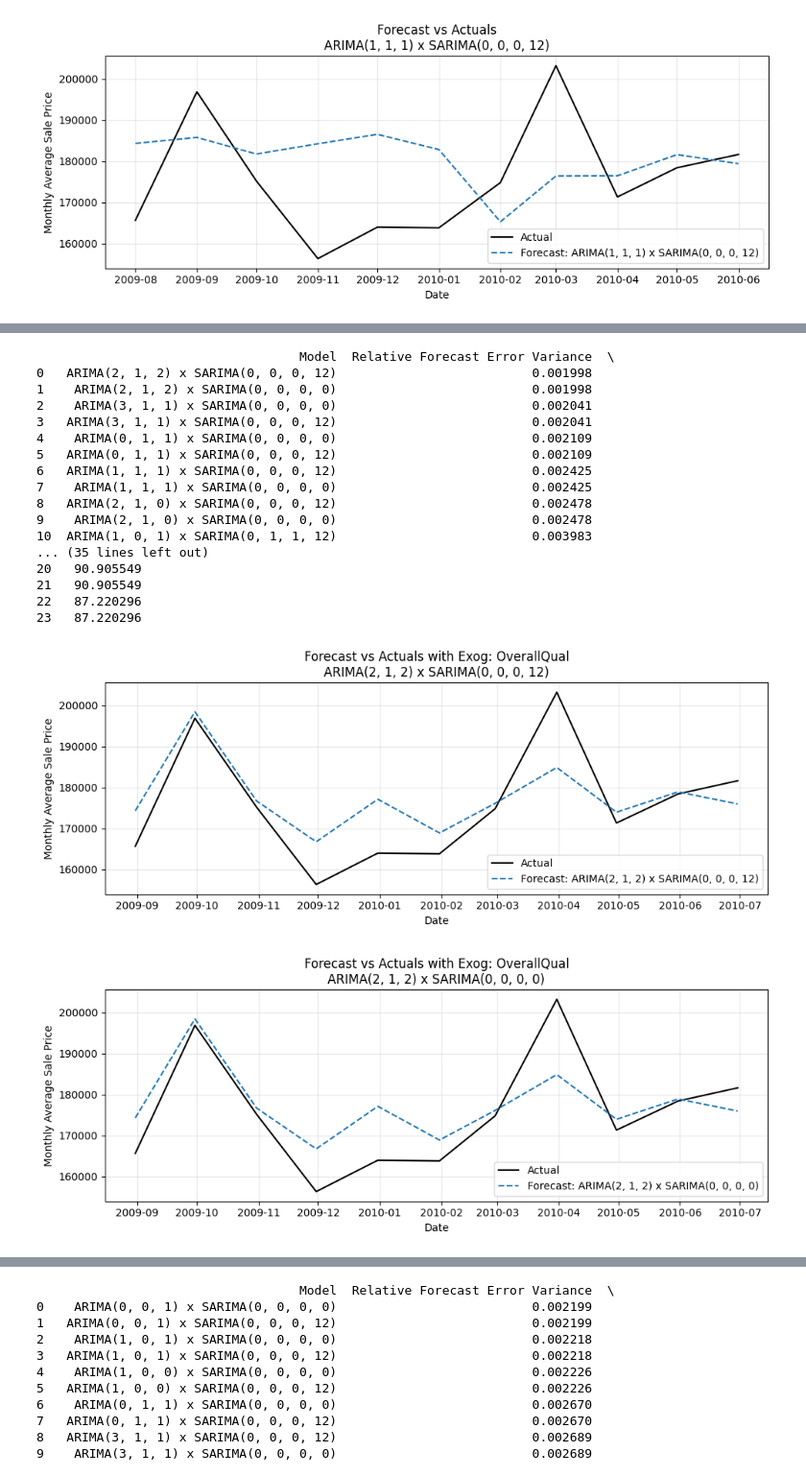
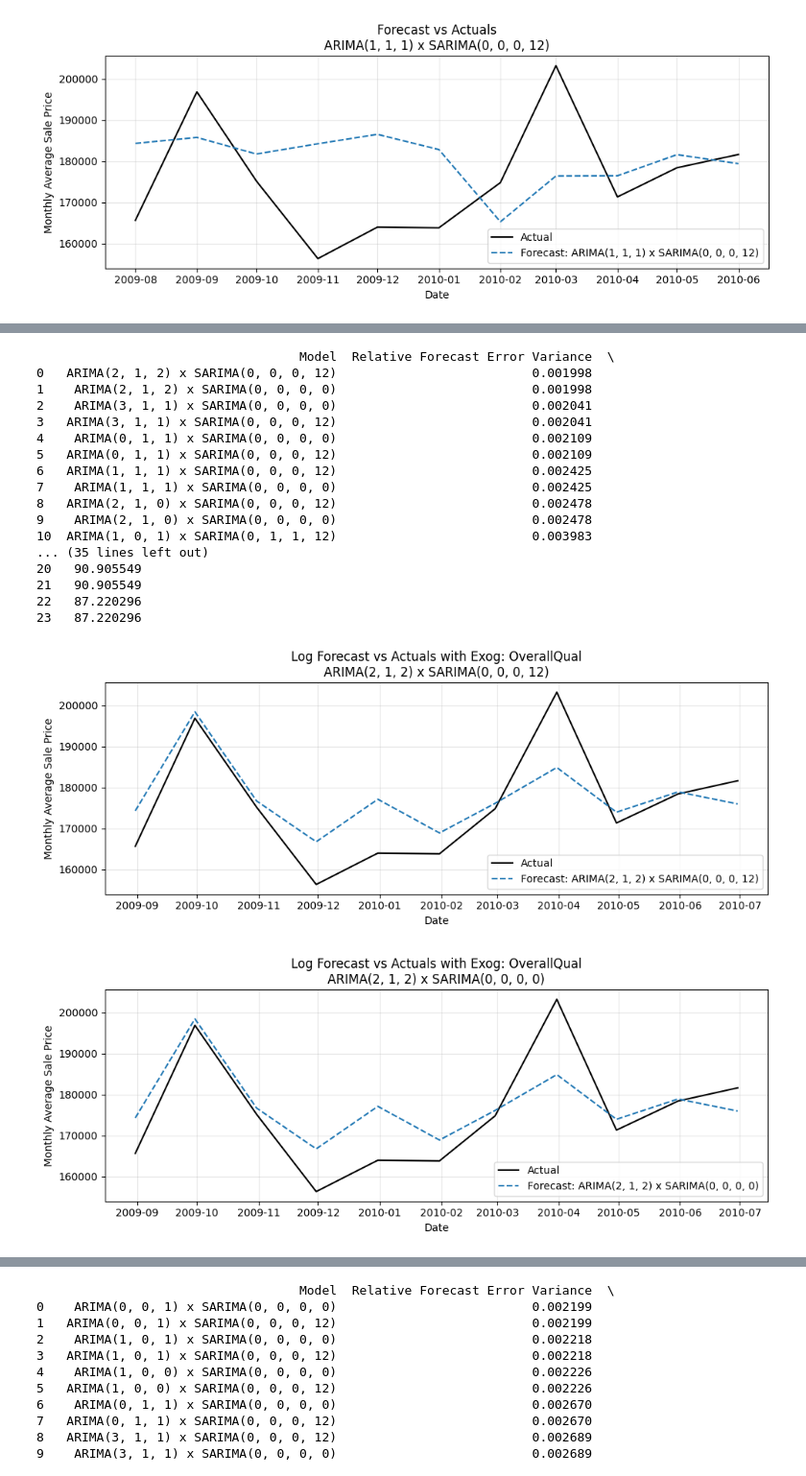
Before and after one commit to HardyUnine/House-Prices-Model, a Jupyter notebook: notebooks/4_time_series_analysis.ipynb, the cells around one changed output, grey strips where cells are left out. Shown at 96% size. Cells and saved outputs as stored; diff of their text form; code cells hidden in the pictures.

```diff
--- a/notebooks/4_time_series_analysis.ipynb
+++ b/notebooks/4_time_series_analysis.ipynb
@@ -376,7 +376,7 @@ for name in summary_df['Model'][:5]:
     plt.figure(figsize=(10, 4))
     plt.plot(x, actuals, label='Actual', color='black')
     plt.plot(x, forecasts, label=f'Forecast: {name}', linestyle='--')
-    plt.title(f'Forecast vs Actuals with Exog: OverallQual\n{name}')
+    plt.title(f'Log Forecast vs Actuals\n{name}')
     plt.xlabel('Date')
     plt.ylabel('Monthly Average Sale Price')
     plt.legend()
@@ -530,33 +530,33 @@ for name in summary_df['Model'][:5]:
     x = test.index.values[:len(res['Actuals'])]
     actuals = np.array(res['Actuals'])
     forecasts = np.array(res['Forecasts'])
     plt.figure(figsize=(10, 4))
     plt.plot(x, actuals, label='Actual', color='black')
     plt.plot(x, forecasts, label=f'Forecast: {name}', linestyle='--')
-    plt.title(f'Forecast vs Actuals with Exog: OverallQual\n{name}')
+    plt.title(f'Log Forecast vs Actuals with Exog: OverallQual\n{name}')
     plt.xlabel('Date')
     plt.ylabel('Monthly Average Sale Price')
     plt.legend()
     plt.grid(True, alpha=0.3)
     plt.tight_layout()
     plt.show()
 # %% [output]
                                    Model  Relative Forecast Error Variance  \
 0   ARIMA(2, 1, 2) x SARIMA(0, 0, 0, 12)                          0.001998
 1    ARIMA(2, 1, 2) x SARIMA(0, 0, 0, 0)                          0.001998
 2    ARIMA(3, 1, 1) x SARIMA(0, 0, 0, 0)                          0.002041
 3   ARIMA(3, 1, 1) x SARIMA(0, 0, 0, 12)                          0.002041
 4    ARIMA(0, 1, 1) x SARIMA(0, 0, 0, 0)                          0.002109
 5   ARIMA(0, 1, 1) x SARIMA(0, 0, 0, 12)                          0.002109
 6   ARIMA(1, 1, 1) x SARIMA(0, 0, 0, 12)                          0.002425
 7    ARIMA(1, 1, 1) x SARIMA(0, 0, 0, 0)                          0.002425
 8   ARIMA(2, 1, 0) x SARIMA(0, 0, 0, 12)                          0.002478
 9    ARIMA(2, 1, 0) x SARIMA(0, 0, 0, 0)                          0.002478
 10  ARIMA(1, 0, 1) x SARIMA(0, 1, 1, 12)                          0.003983
 ... (35 lines left out)
 20   90.905549
 21   90.905549
 22   87.220296
 23   87.220296
-[figure, old version]
+[figure, new version]
-[figure, old version]
+[figure, new version]
```
Also changed, not shown: parts of 3 cells of this notebook.
